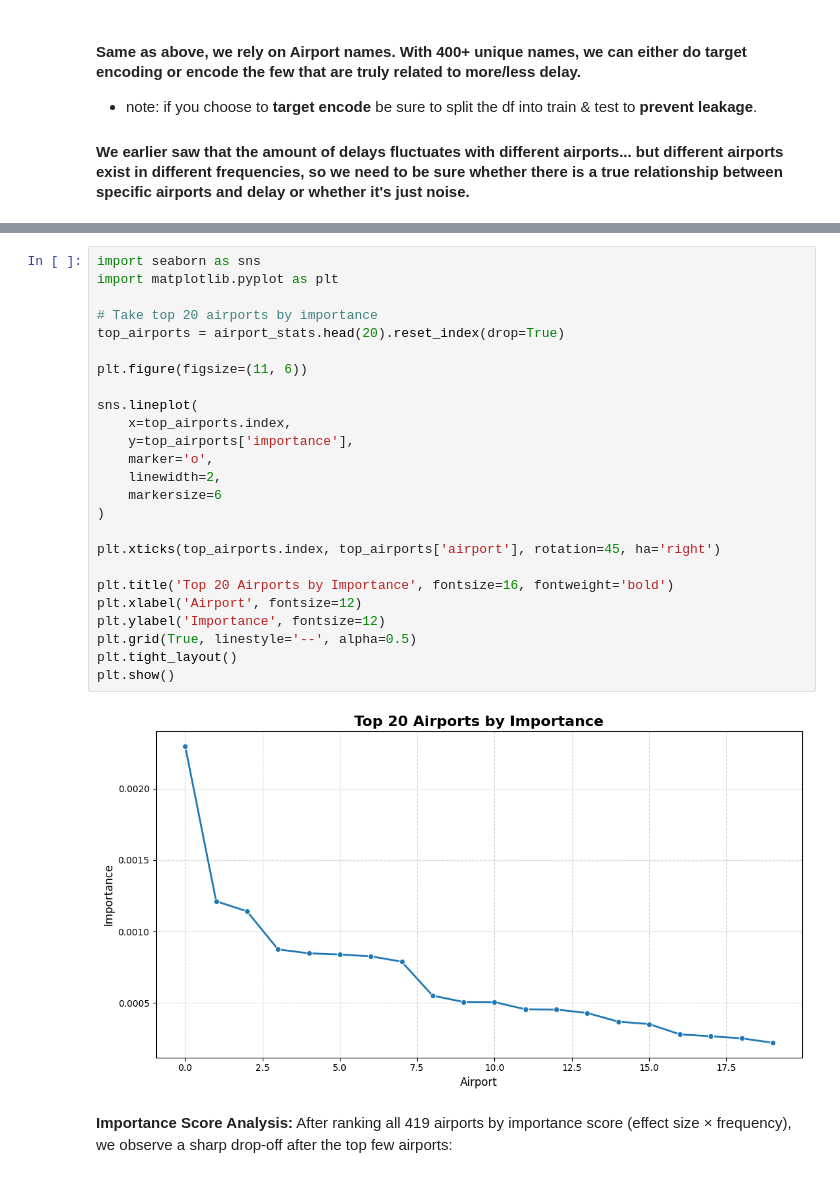
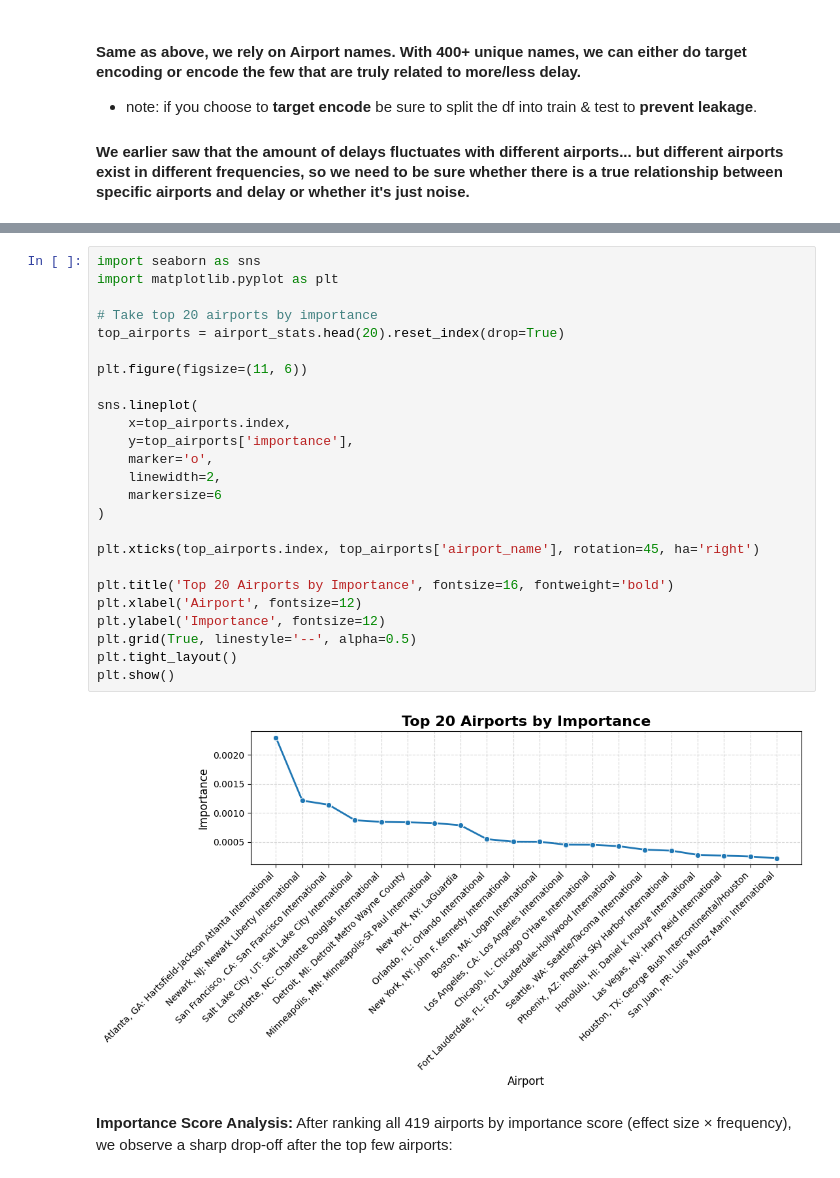
Before and after one commit to AnastasiaRassi/Forecasting-Flight-Delays-Monthly, a Jupyter notebook: notebooks/01_eda_cleaning.ipynb, the cells around one changed output, grey strips where cells are left out. Saved outputs shown, nothing was run; the diff lists cells and outputs as text.

```diff
--- a/notebooks/01_eda_cleaning.ipynb
+++ b/notebooks/01_eda_cleaning.ipynb
@@ -366,30 +366,30 @@ airport_stats.head(20)
 # %%
 import seaborn as sns
 import matplotlib.pyplot as plt
 
 # Take top 20 airports by importance
 top_airports = airport_stats.head(20).reset_index(drop=True)
 
 plt.figure(figsize=(11, 6))
 
 sns.lineplot(
     x=top_airports.index,
     y=top_airports['importance'],
     marker='o',
     linewidth=2,
     markersize=6
 )
 
-plt.xticks(top_airports.index, top_airports['airport'], rotation=45, ha='right')
+plt.xticks(top_airports.index, top_airports['airport_name'], rotation=45, ha='right')
 
 plt.title('Top 20 Airports by Importance', fontsize=16, fontweight='bold')
 plt.xlabel('Airport', fontsize=12)
 plt.ylabel('Importance', fontsize=12)
 plt.grid(True, linestyle='--', alpha=0.5)
 plt.tight_layout()
 plt.show()
 # %% [output]
-[figure, old version]
+[figure, new version]
 # %% [markdown]
 **Importance Score Analysis:**
 After ranking all 419 airports by importance score (effect size × frequency),
```
Also changed, not shown: parts of 10 cells of this notebook, 3 other files.
